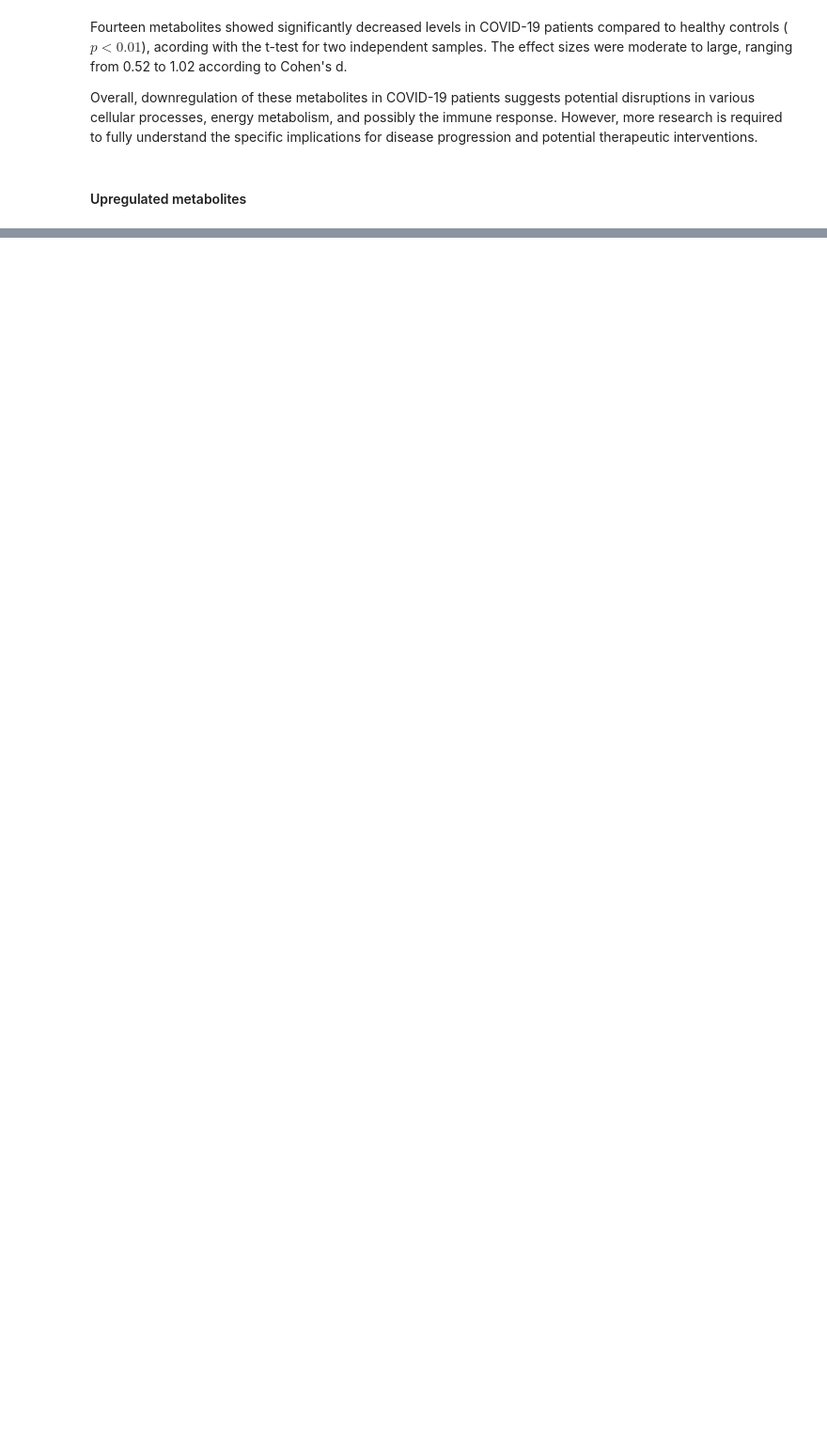
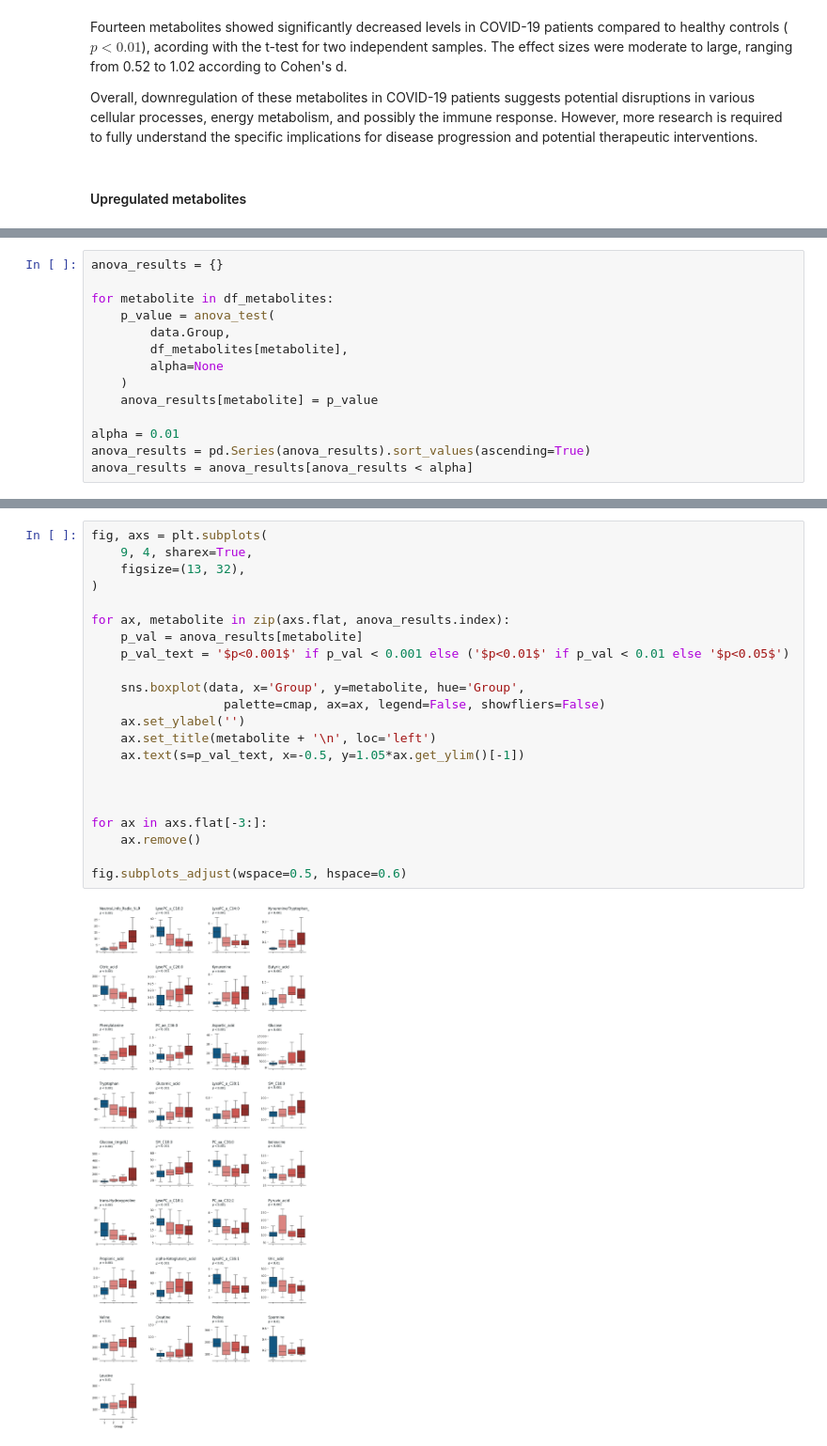
Before and after one commit to HugoAlexis/Metabolite-Dysregulation-in-COVID19-Patients, a Jupyter notebook: Untitled.ipynb, the cells around one changed output, grey strips where cells are left out. Shown at 94% size. Saved outputs shown, nothing was run; the diff lists cells and outputs as text; blank space fills up the shorter version.

Commit message:
Project updated, added the anova tests

```diff
--- a/Untitled.ipynb
+++ b/Untitled.ipynb
@@ -267,0 +293,14 @@ Overall, upregulation of these metabolites in COVID-19 patients suggests potenti
+# %%
+anova_results = {}
+
+for metabolite in df_metabolites:
+    p_value = anova_test(
+        data.Group,
+        df_metabolites[metabolite],
+        alpha=None
+    )
+    anova_results[metabolite] = p_value
+
+alpha = 0.01
+anova_results = pd.Series(anova_results).sort_values(ascending=True)
+anova_results = anova_results[anova_results < alpha]
@@ -267,0 +327,24 @@ Overall, upregulation of these metabolites in COVID-19 patients suggests potenti
+# %%
+fig, axs = plt.subplots(
+    9, 4, sharex=True,
+    figsize=(13, 32),
+)
+
+for ax, metabolite in zip(axs.flat, anova_results.index):
+    p_val = anova_results[metabolite]
+    p_val_text = '$p<0.001$' if p_val < 0.001 else ('$p<0.01$' if p_val < 0.01 else '$p<0.05$')
+
+    sns.boxplot(data, x='Group', y=metabolite, hue='Group',
+                  palette=cmap, ax=ax, legend=False, showfliers=False)
+    ax.set_ylabel('')
+    ax.set_title(metabolite + '\n', loc='left')
+    ax.text(s=p_val_text, x=-0.5, y=1.05*ax.get_ylim()[-1])
+
+
+
+for ax in axs.flat[-3:]:
+    ax.remove()
+
+fig.subplots_adjust(wspace=0.5, hspace=0.6)
+# %% [output]
+[figure, added]
```
Also changed, not shown: parts of 8 cells of this notebook, 4 other files.
